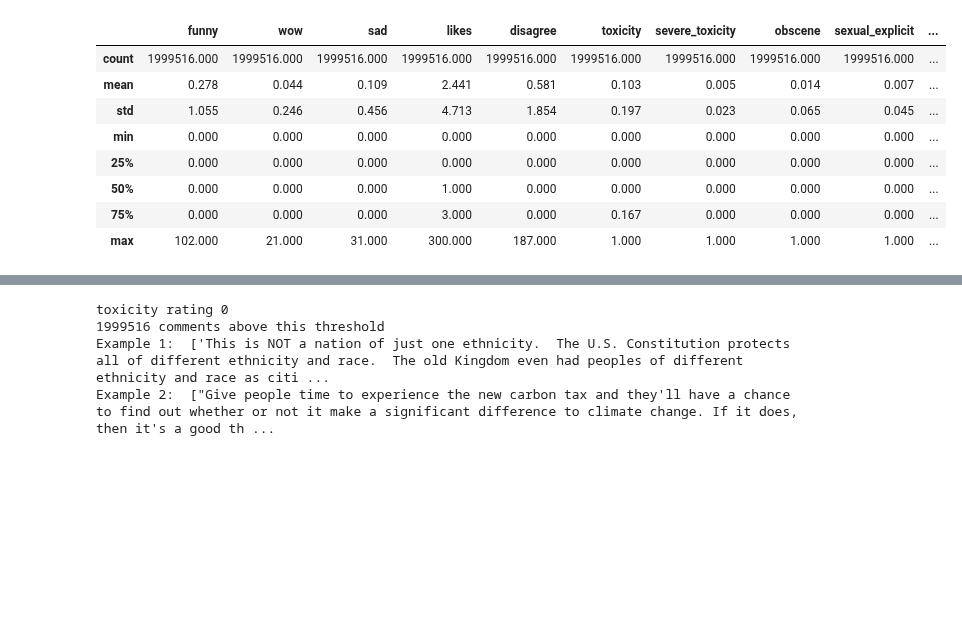
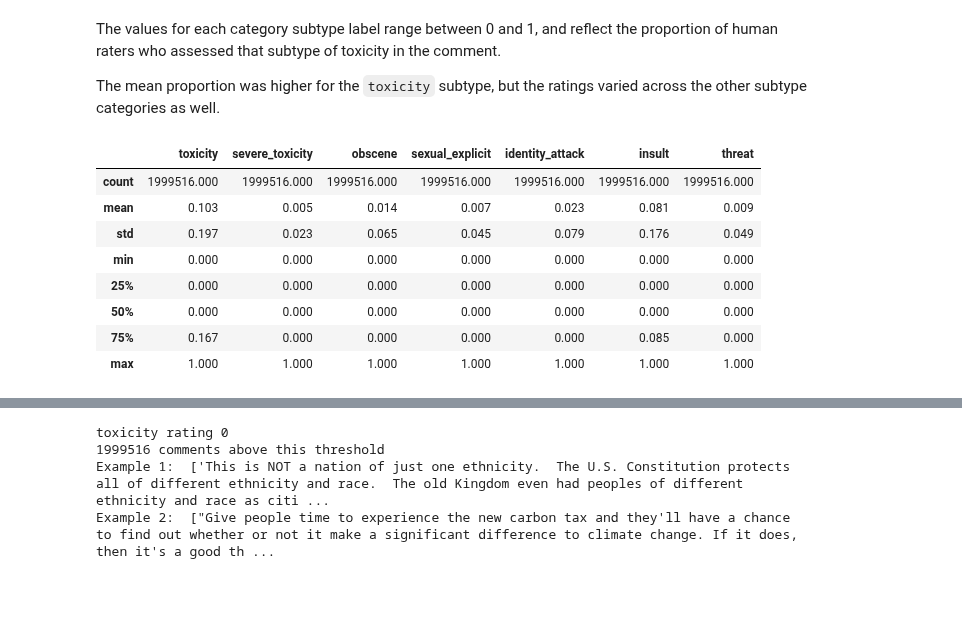
Before and after one commit to gcburgess/Cyberbullying_Detector, a Jupyter notebook: 01-data-understanding.ipynb, the cells around one changed output, grey strips where cells are left out. Cells and saved outputs as stored; diff of their text form; code cells hidden in the pictures; blank space fills up the shorter version.

Commit message:
Add notebook for data understanding

```diff
--- a/notebooks/01-data-understanding-work.ipynb
+++ b/01-data-understanding.ipynb
@@ -22,2 +52,2 @@ pd.options.display.max_colwidth = 300 # max width of a column
 # %%
-jigsaw_df = pd.read_csv('../data/jigsaw-unintended-bias-in-toxicity-classification/all_data.csv')
+jigsaw_df = pd.read_csv('data/jigsaw-unintended-bias-in-toxicity-classification/all_data.csv')
@@ -41,18 +82,21 @@ Data columns (total 46 columns):
  45  toxicity_annotator_count             1999516 non-null  int64
 dtypes: float64(32), int64(10), object(4)
 memory usage: 701.7+ MB
+# %% [markdown]
+The values for each category subtype label range between 0 and 1, and reflect the proportion of human raters who assessed that subtype of toxicity in the comment.
+
+The mean proportion was higher for the `toxicity` subtype, but the ratings varied across the other subtype categories as well.
 # %%
-rating_columns = ['rating', 'funny', 'wow', 'sad', 'likes', 'disagree',
-                  'toxicity', 'severe_toxicity', 'obscene', 'sexual_explicit',
+rating_columns = ['toxicity', 'severe_toxicity', 'obscene', 'sexual_explicit',
                   'identity_attack', 'insult', 'threat']
 jigsaw_df[rating_columns].describe()
 # %% [output]
-|  | funny | wow | sad | likes | disagree | toxicity | severe_toxicity | obscene | sexual_explicit | ... |
-| count | 1999516.000 | 1999516.000 | 1999516.000 | 1999516.000 | 1999516.000 | 1999516.000 | 1999516.000 | 1999516.000 | 1999516.000 | ... |
-| mean | 0.278 | 0.044 | 0.109 | 2.441 | 0.581 | 0.103 | 0.005 | 0.014 | 0.007 | ... |
-| std | 1.055 | 0.246 | 0.456 | 4.713 | 1.854 | 0.197 | 0.023 | 0.065 | 0.045 | ... |
-| min | 0.000 | 0.000 | 0.000 | 0.000 | 0.000 | 0.000 | 0.000 | 0.000 | 0.000 | ... |
-| 25% | 0.000 | 0.000 | 0.000 | 0.000 | 0.000 | 0.000 | 0.000 | 0.000 | 0.000 | ... |
-| 50% | 0.000 | 0.000 | 0.000 | 1.000 | 0.000 | 0.000 | 0.000 | 0.000 | 0.000 | ... |
-| 75% | 0.000 | 0.000 | 0.000 | 3.000 | 0.000 | 0.167 | 0.000 | 0.000 | 0.000 | ... |
-| max | 102.000 | 21.000 | 31.000 | 300.000 | 187.000 | 1.000 | 1.000 | 1.000 | 1.000 | ... |
+|  | toxicity | severe_toxicity | obscene | sexual_explicit | identity_attack | insult | threat |
+| count | 1999516.000 | 1999516.000 | 1999516.000 | 1999516.000 | 1999516.000 | 1999516.000 | 1999516.000 |
+| mean | 0.103 | 0.005 | 0.014 | 0.007 | 0.023 | 0.081 | 0.009 |
+| std | 0.197 | 0.023 | 0.065 | 0.045 | 0.079 | 0.176 | 0.049 |
+| min | 0.000 | 0.000 | 0.000 | 0.000 | 0.000 | 0.000 | 0.000 |
+| 25% | 0.000 | 0.000 | 0.000 | 0.000 | 0.000 | 0.000 | 0.000 |
+| 50% | 0.000 | 0.000 | 0.000 | 0.000 | 0.000 | 0.000 | 0.000 |
+| 75% | 0.167 | 0.000 | 0.000 | 0.000 | 0.000 | 0.085 | 0.000 |
+| max | 1.000 | 1.000 | 1.000 | 1.000 | 1.000 | 1.000 | 1.000 |
```
Also changed, not shown: parts of 28 cells of this notebook.
